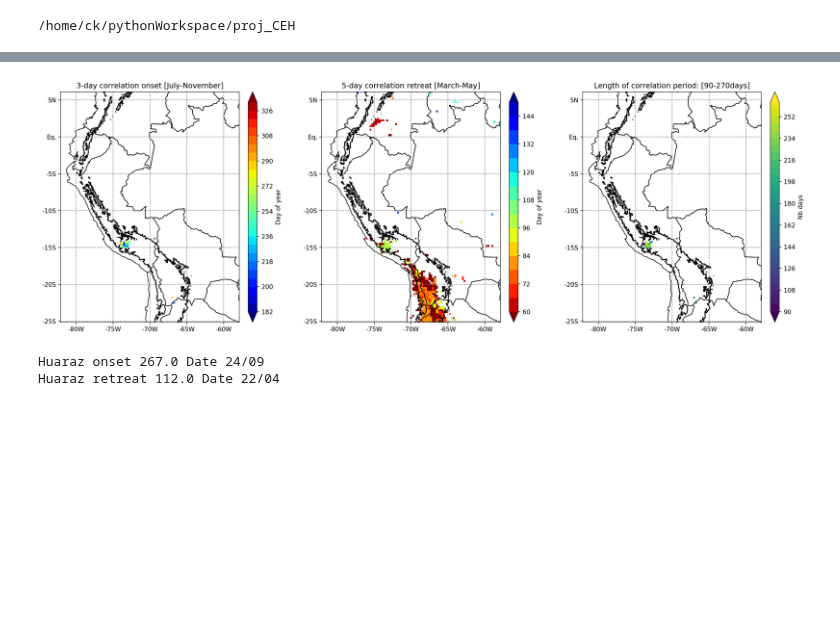
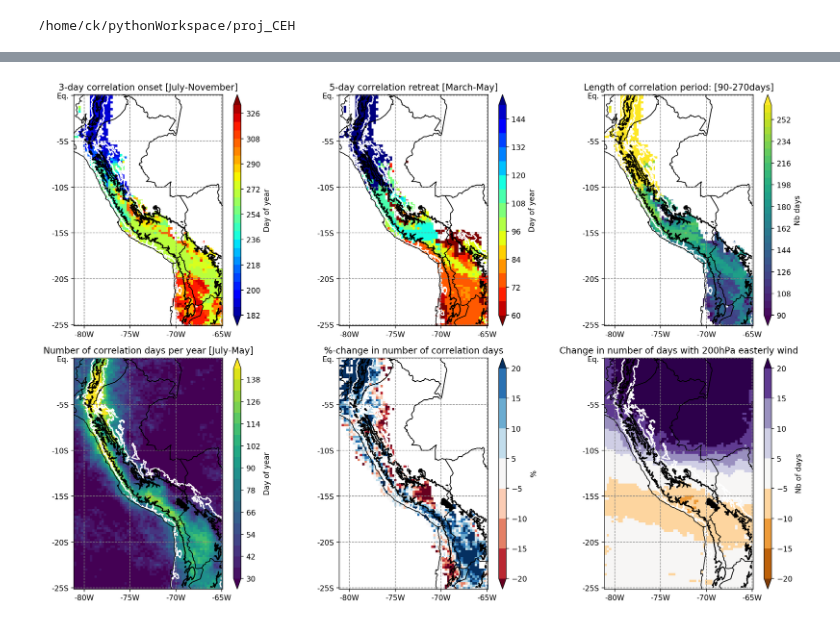
Before and after one commit to cornkle/proj_CEH, a Jupyter notebook: notebooks/HUARAZ_200hPa_correlation-plots_GRIDSAT-numberofCorrDays.ipynb, the cells around one changed output, grey strips where cells are left out. Saved outputs shown, nothing was run; the diff lists cells and outputs as text; code cells hidden in the pictures; blank space fills up the shorter version.

```diff
--- a/notebooks/HUARAZ_200hPa_correlation-plots_GRIDSAT-numberofCorrDays.ipynb
+++ b/notebooks/HUARAZ_200hPa_correlation-plots_GRIDSAT-numberofCorrDays.ipynb
@@ -107,7 +122,7 @@ corr_end = corr_end.sel(latitude=slice(-18,-5), longitude=slice(-81,-68))
 # %%
-topo = xr.open_dataarray(cnst.TOPO_1MIN).sel(lon=slice(-82,-65), lat=slice(-20,0))
+topo = xr.open_dataarray(cnst.TOPO_1MIN).sel(lon=slice(-81,-65), lat=slice(-25,0))
 topo_on_g = corr_all.salem.lookup_transform(topo)
 # %%
-corr_all_num = corr_all['r'].where(corr_all['pval']<=0.05).count('dayofyear')
+corr_first_num = corr_first['r'].where(corr_first['pval']<=0.05).count('dayofyear')
 # %%
 corr_end_num = corr_end['r'].where(corr_end['pval']<=0.05).count('dayofyear')
@@ -114,3 +204,7 @@ corr_end_num = corr_end['r'].where(corr_end['pval']<=0.05).count('dayofyear')
+# %%
+outarr_3, outarr_5 = find_doy(corr_all, gt_doy=182)
+# %%
+endarr_3, endarr_5 = find_doy(corr_all, lt_doy=182)
 # %%
 lakes = salem.read_shapefile(salem.get_demo_file('ne_50m_lakes.shp'),
                               cached=True)
@@ -256,46 +328,64 @@ plt.tight_layout()
 # %%
+lakes = salem.read_shapefile(salem.get_demo_file('ne_50m_lakes.shp'),
+                              cached=True)
+
 map = corr_all.salem.get_map()
-f = plt.figure(figsize=(18,6), dpi=200)
+f = plt.figure(figsize=(15,10), dpi=200)
 
-ax = f.add_subplot(131)
-
+ax = f.add_subplot(231)
+outarr_3.values[(topo_on_g<300)]=np.nan
 map.set_data(outarr_3)
 map.set_plot_params(levels=np.arange(182,335,6), cmap='jet', extend='both') #[182,213,244,274,305,335, 366]  # 182-July, 335- December
 map.set_contour(topo, interp='linear', levels=[900,3000], cmap='Greys')
 plt.plot(-77.5, -9.5, 'ro', markersize=5)
 map.visualize(cbar_title='Day of year', title='3-day correlation onset [July-November]')
 
-ax = f.add_subplot(132)
-endarr_5[(topo_on_g<300)]=np.nan # | (endarr_5<65)
+ax = f.add_subplot(232)
+endarr_5.values[(topo_on_g<300)]=np.nan # | (endarr_5<65)
 map.set_data(endarr_5)
 map.set_plot_params(levels=np.arange(60,152,6), cmap='jet_r', extend='both') # 60 March, 152 June
 map.set_contour(topo, interp='linear', levels=[900,3000], cmap='Greys')
 map.visualize(cbar_title='Day of year', title='5-day correlation retreat [March-May]')
 plt.plot(-77.5, -9.5, 'ro', markersize=5)
 
-ax = f.add_subplot(133)
-endarr_5[(topo_on_g<300)]=np.nan # | (endarr_5<65)
+ax = f.add_subplot(233)
+endarr_5.values[(topo_on_g<300)]=np.nan # | (endarr_5<65)
 map.set_data((365-outarr_3)+endarr_5)
 map.set_plot_params(levels=np.arange(90,270,6), cmap='viridis', extend='both')
 map.set_contour(topo, interp='linear', levels=[900,3000], cmap='Greys')
 map.visualize(cbar_title='Nb days', title='Length of correlation period: [90-270days]')
 plt.plot(-77.5, -9.5, 'ro', markersize=5)
 
+ax = f.add_subplot(234)
+
+map.set_data(corr_first_num)
+map.set_plot_params(levels=np.arange(30,150,6), cmap='viridis', extend='both') #[182,213,244,274,305,335, 366]  # 182-July, 335- December
+map.set_contour(topo, interp='linear', levels=[900,3000], cmap='Greys')
+map.set_shapefile(lakes, edgecolor='k', facecolor='k', linewidth=2)
+plt.plot(-77.5, -9.5, 'ro', markersize=5)
+map.visualize(cbar_title='Day of year', title='Number of correlation days per year [July-May]')
+
+ax = f.add_subplot(235)
+data = ((corr_end_num-corr_first_num)/corr_first_num)*100
+data.values[corr_first_num.values<60]=np.nan
+#data[(topo_on_g<300)]=np.nan # | (endarr_5<65)
+map.set_data(data)
+map.set_plot_params(levels=[-20,-15,-10, -5, 5,10,15,20], cmap='RdBu', extend='both')
+map.set_contour(topo, interp='linear', levels=[900,3000], cmap='Greys')
+map.visualize(cbar_title='%', title='%-change in number of correlation days')
+plt.plot(-77.5, -9.5, 'ro', markersize=5)
+
+ax = f.add_subplot(236)
+data = ((era_end-era_all)-3)#/era_all*100
+#data.values[corr_all_num.values<60]=np.nan
+#endarr_5[(topo_on_g<300)]=np.nan # | (endarr_5<65)
+map.set_data(data)
+map.set_plot_params(levels=[-20,-15,-10, -5, 5,10,15,20], cmap='PuOr', extend='both')
+map.set_contour(topo, interp='linear', levels=[900,3000], cmap='Greys')
+map.visualize(cbar_title='Nb of days', title='Change in number of days with 200hPa easterly wind')
+plt.plot(-77.5, -9.5, 'ro', markersize=5)
+
 plt.tight_layout()
-#plt.savefig('/home/ck/DIR/cornkle/figs/HUARAZ/correlations/GRIDSAT_u200_CCT_correlation_1999-2019.png')
+#plt.savefig('/home/ck/DIR/cornkle/figs/HUARAZ/correlations/GRIDSAT_u200COUNT_CCT_numberOfDays_corr1985-2018.png')
 # %% [output]
-[figure, old version]
+[figure, new version]
-# %%
-ispos = corr_all.isel(dayofyear=1).where((corr_all.longitude==-77.5)&(corr_all.latitude==-9.5))
-pickpos = np.where(np.isfinite(ispos['r']))
-y = int(pickpos[0])
-x = int(pickpos[1])
-date = pd.datetime(2017, 1, 1) + pd.Timedelta(str(outarr_3[y,x] - 1)+' days')
-dstr = date.strftime("%d/%m")
-print('Huaraz onset', outarr_3[y,x], 'Date', dstr)
-date = pd.datetime(2017, 1, 1) + pd.Timedelta(str(endarr_5[y,x] - 1)+' days')
-dstr = date.strftime("%d/%m")
-print('Huaraz retreat', endarr_5[y,x], 'Date', dstr)
-# %% [output]
-Huaraz onset 267.0 Date 24/09
-Huaraz retreat 112.0 Date 22/04
```
Also changed, not shown: parts of 14 cells of this notebook, 14 other files.
